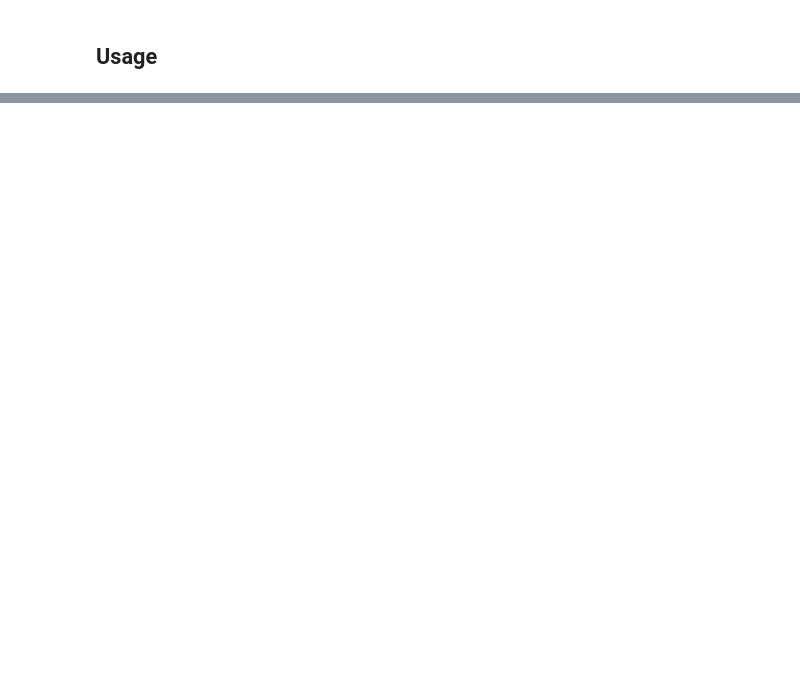
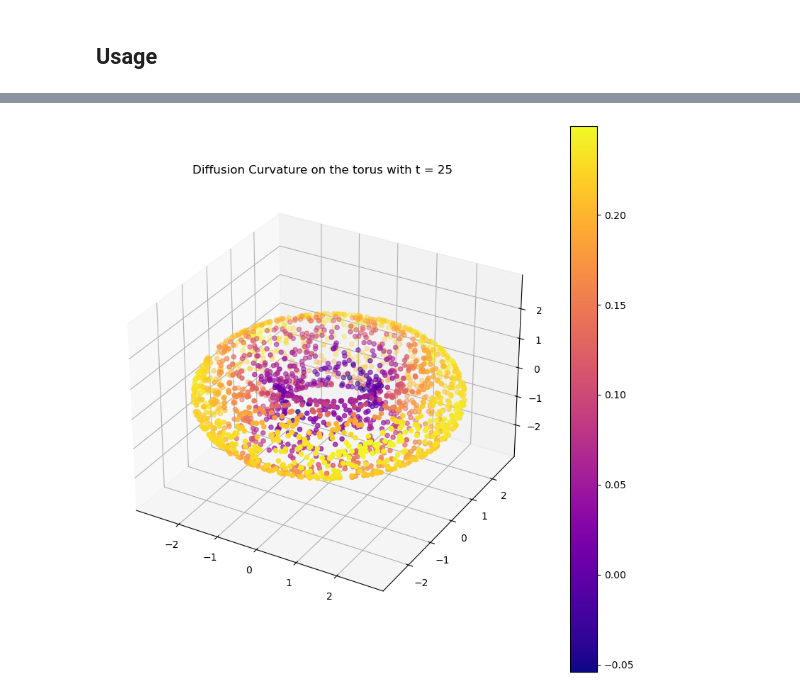
Before and after one commit to professorwug/diffusion-curvature, a Jupyter notebook: nbs/documentation/index.ipynb, the cells around one changed output, grey strips where cells are left out. Saved outputs shown, nothing was run; the diff lists cells and outputs as text; code cells hidden in the pictures; blank space fills up the shorter version.

```diff
--- a/nbs/documentation/index.ipynb
+++ b/nbs/documentation/index.ipynb
@@ -50,0 +39,3 @@ To get the curvatures, you can run `G.ks`.
+# %%
+# graph_former = partial(get_fixed_graph, sigma = None, alpha = 1)
+graph_former = partial(get_adaptive_graph, alpha = 1)
@@ -52,0 +103,4 @@ To get the curvatures, you can run `G.ks`.
+# %%
+plot_3d(X_torus, ks, colorbar=True, title=f"Diffusion Curvature on the torus with t = {DC.t}")
+# %% [output]
+[figure, added]
```
Also changed, not shown: parts of 28 cells of this notebook, 34 other files.
